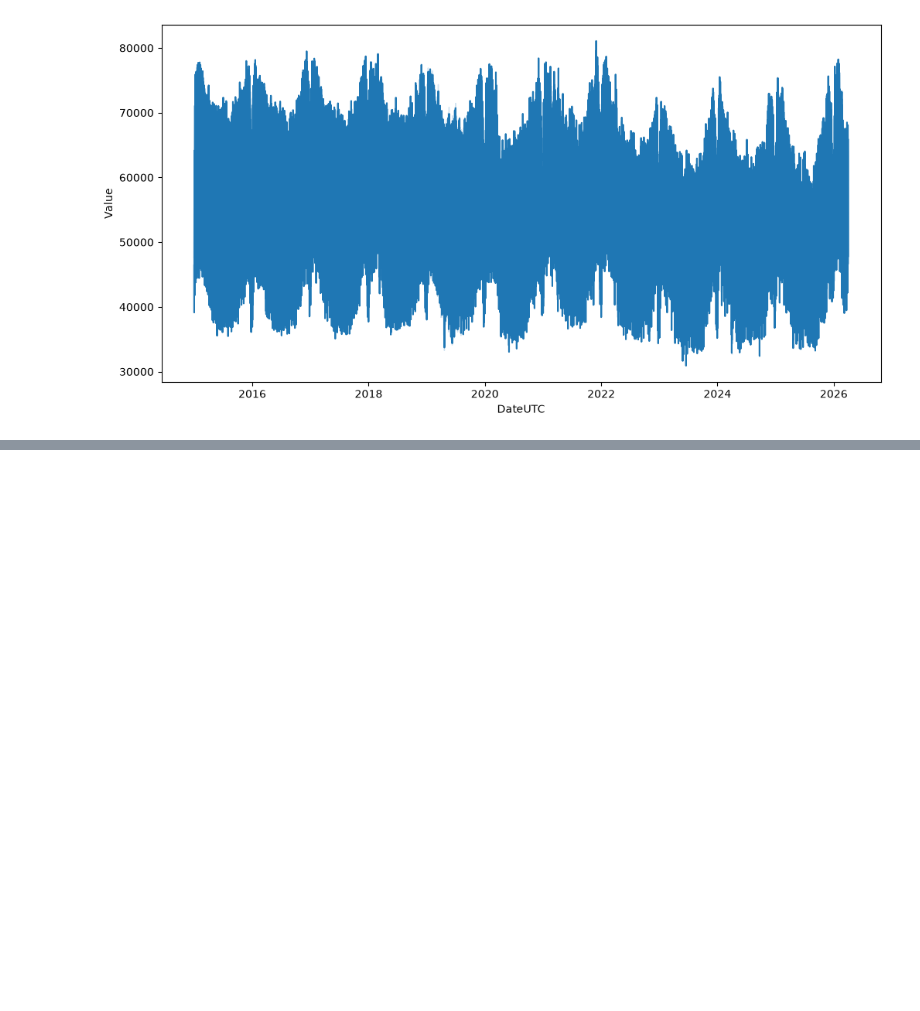
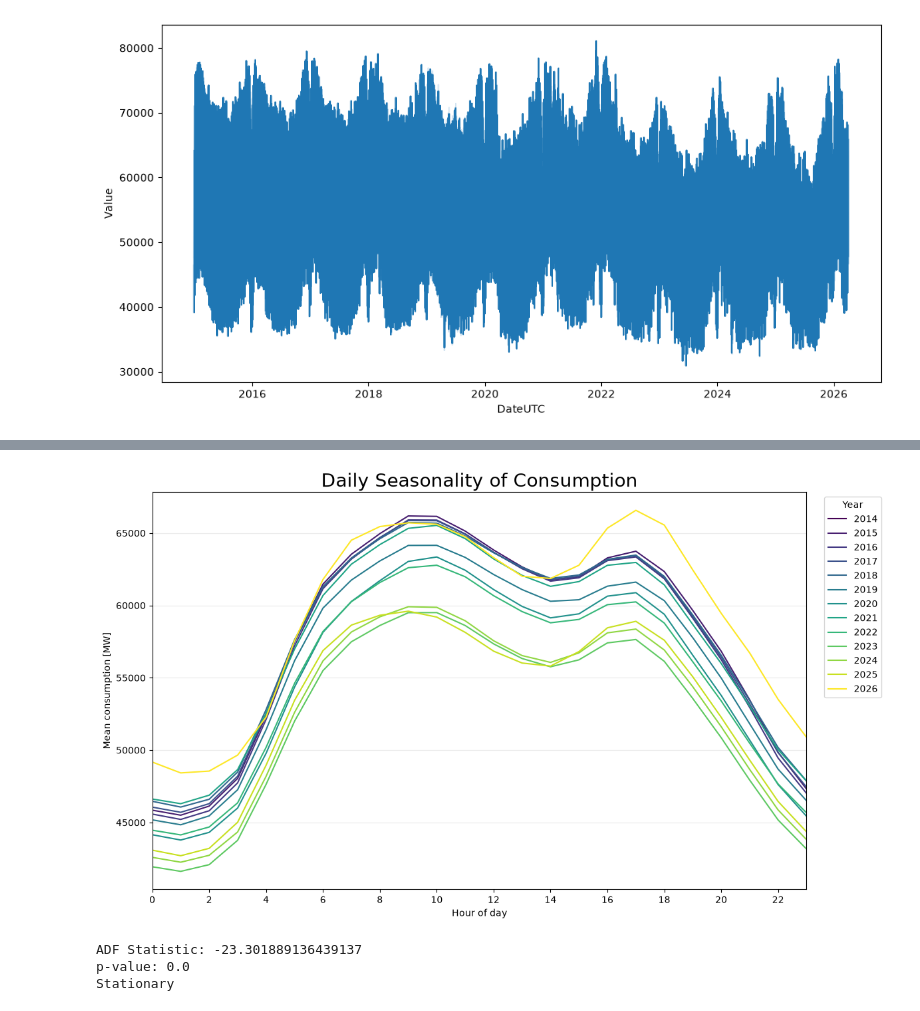
Before and after one commit to timo183/Time-Series-BA, a Jupyter notebook: eda/eda.ipynb, the cells around one changed output, grey strips where cells are left out. Cells and saved outputs as stored; diff of their text form; code cells hidden in the pictures; blank space fills up the shorter version.

```diff
--- a/eda/eda.ipynb
+++ b/eda/eda.ipynb
@@ -29,0 +68,10 @@ plt.show()
+# %%
+plot_daily_seasonality(df)
+# %% [output]
+[figure, added]
+# %%
+check_stationarity(df["Value"])
+# %% [output]
+ADF Statistic: -23.301889136439137
+p-value: 0.0
+Stationary
```
Also changed, not shown: parts of 6 cells of this notebook, 3 other files.
